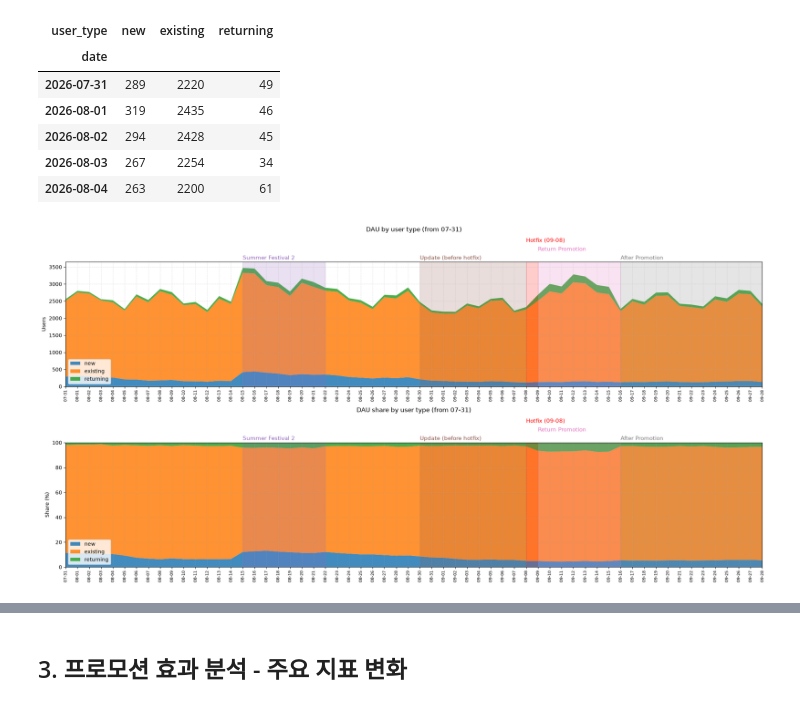
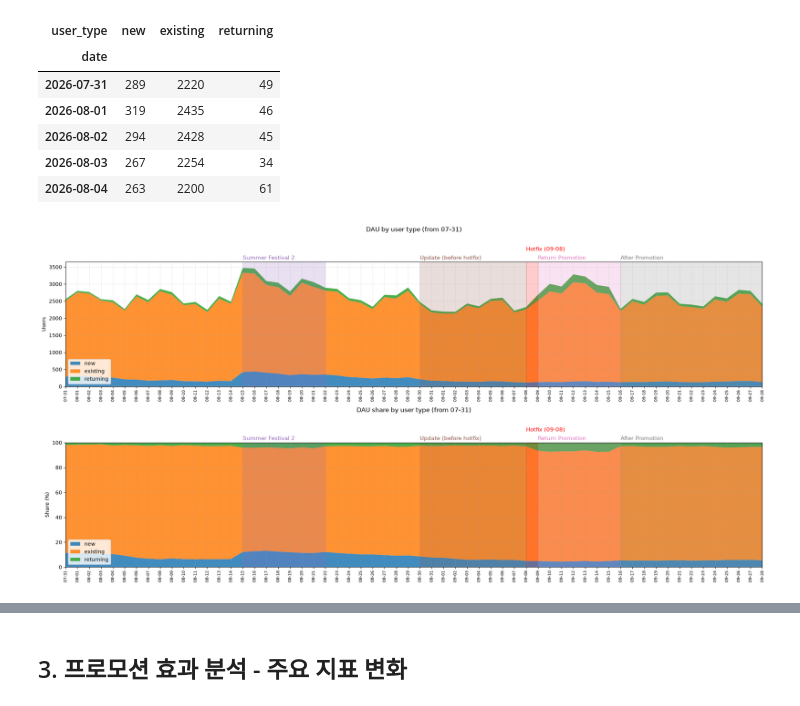
Before and after one commit to daun-k/mmorpg-liveops-analytics, a Jupyter notebook: notebooks/03_promotion_impact_analysis.ipynb, the cells around one changed output, grey strips where cells are left out. Cells and saved outputs as stored; diff of their text form; code cells hidden in the pictures.

```diff
--- a/notebooks/03_promotion_impact_analysis.ipynb
+++ b/notebooks/03_promotion_impact_analysis.ipynb
@@ -245,39 +250,39 @@ charts = [
 period_styles = [
     ("여름 축제 2부", "Summer Festival 2", "tab:purple", 1.02),
     ("성장 개편 업데이트 이후 핫픽스 전", "Update (before hotfix)", "tab:brown", 1.02),
-    ("핫픽스일", "Hotfix (09-08)", "red", 1.16),
-    ("복귀 지원 프로모션", "Return Promotion", "tab:pink", 1.09),
+    ("핫픽스일", "Hotfix (09-08)", "red", 1.09),
+    ("복귀 지원 프로모션", "Return Promotion", "tab:pink", 1.02),
     ("복귀 지원 프로모션 종료 후", "After Promotion", "tab:gray", 1.02),
 ]
 
 fig, axes = plt.subplots(2, 1, figsize=(20, 10))
 
 for ax, (data, title, ylabel) in zip(axes, charts):
     ax.stackplot(data.index, data["new"], data["existing"], data["returning"], labels=type_cols, alpha=0.85)
     ax.set_title(title, pad=60)      # 그래프 위쪽 기간 이름과 겹치지 않게 간격을 둠
     ax.set_ylabel(ylabel)
     ax.set_xlim(data.index.min(), data.index.max())
     ax.legend(loc="lower left")
     ax.grid(alpha=0.3, linestyle="--")
 
     # 기간 음영과 그래프 위쪽 이름
     for name, label, color, y_text in period_styles:
         start, end = periods[name]
         start_date = pd.Timestamp(start)
         end_date = pd.Timestamp(end) + pd.Timedelta(days=1)
         ax.axvspan(start_date, end_date, color=color, alpha=0.2)
         ax.text(start_date, y_text, label, transform=ax.get_xaxis_transform(), fontsize=11, color=color)
 
     # x축: 일자별 눈금, 90도 회전
     ax.set_xticks(data.index)
     ax.set_xticklabels(data.index.strftime("%m-%d"), rotation=90, fontsize=8)
 
 axes[1].set_ylim(0, 100)
 
 plt.tight_layout()
 plt.show()
 # %% [output]
-[figure, old version]
+[figure, new version]
 # %% [markdown]
 ### 2-2. 프로모션별 유저 유형 변화 (평시 대비)
 - 프로모션 기간의 유저 유형별 일평균 DAU와 평시 대비 증감률을 확인함
```
Also changed, not shown: parts of 42 cells of this notebook.
